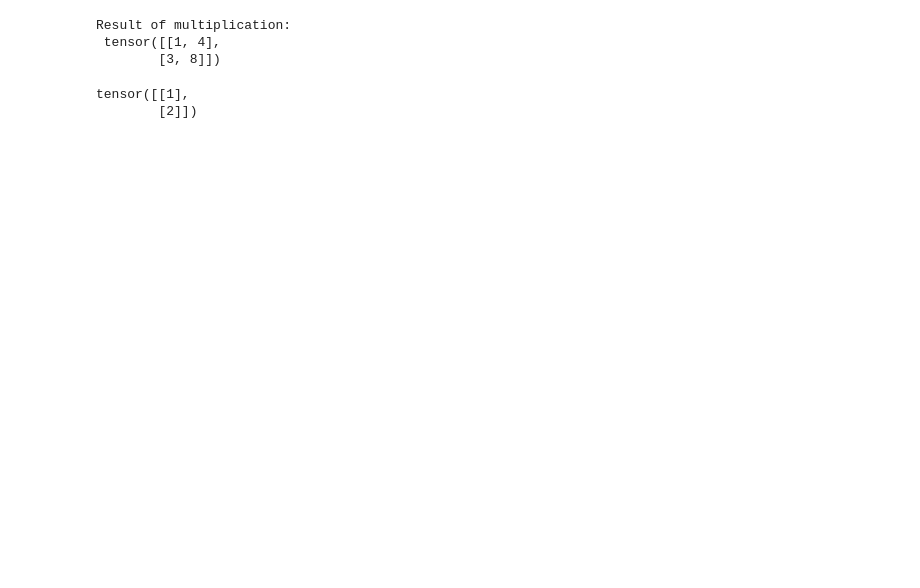
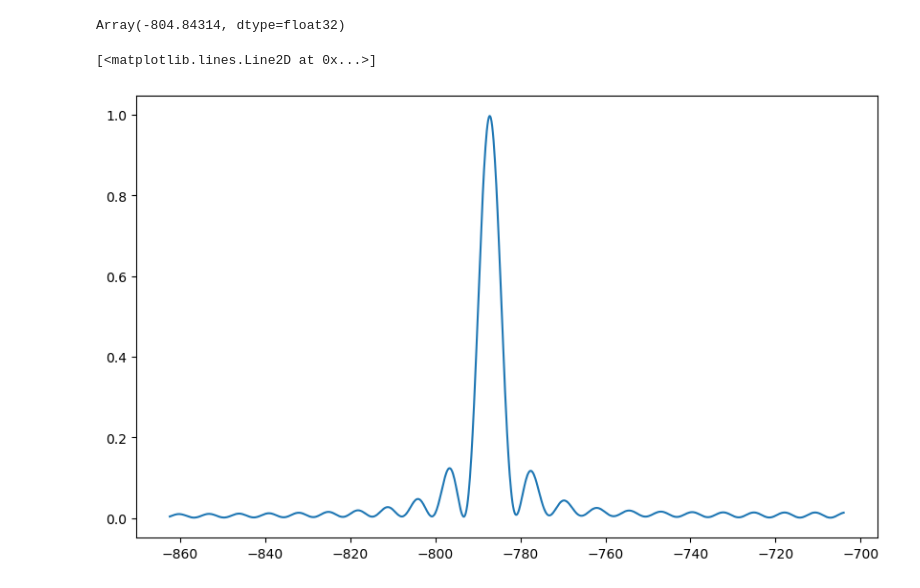
Before and after one commit to Quantronics/SpinDynamics, a Jupyter notebook: dynamiqs.ipynb, the cells around one changed output. Saved outputs shown, nothing was run; the diff lists cells and outputs as text; code cells hidden in the pictures; blank space fills up the shorter version.

```diff
--- a/dynamiqs.ipynb
+++ b/dynamiqs.ipynb
@@ -73,17 +60,3 @@ K00 = H0.eigenstates()[1][0]
 K10 = H0.eigenstates()[1][1]
 K01 = H0.eigenstates()[1][3]
 K11 = H0.eigenstates()[1][2]
-# %%
-torch.set_default_device('cuda')
-
-if type(H0) is not torch.Tensor:
-  H0 = dq.to_tensor(H0, dtype=torch.complex64, device='cuda:0')
-
-if type(K00) is not torch.Tensor:
-  K00, K10, K01, K11 = (dq.to_tensor(ket, dtype=torch.complex64, device='cuda:0') for ket in (K00, K10, K01, K11))
-
-if type(SxI) is not torch.Tensor:
-  SxI, SyI, SzI, SpI, SmI = (dq.to_tensor(op, dtype=torch.complex64, device='cuda:0') for op in (SxI, SyI, SzI, SpI, SmI))
-
-if type(IIx) is not torch.Tensor:
-  IIx, IIy, IIz, IIp, IIm = (dq.to_tensor(op, dtype=torch.complex64, device='cuda:0') for op in (IIx, IIy, IIz, IIp, IIm))
@@ -94 +63,9 @@ device(type='cuda', index=0)
+# %%
+jH0 = jnp.array(H0.full())
+
+jK00, jK10, jK01, jK11 = (jnp.array(ket.full()) for ket in (K00, K10, K01, K11))
+
+jSxI, jSyI, jSzI, jSpI, jSmI = (jnp.array(op.full()) for op in (SxI, SyI, SzI, SpI, SmI))
+
+jIIx, jIIy, jIIz, jIIp, jIIm = (jnp.array(op.full()) for op in (IIx, IIy, IIz, IIp, IIm))
 # %%
@@ -224,6 +103,0 @@ Expects    : Tensor (500, 2, 1000) | 7.63 Mb
-# %%
-batch_n = 50
-detuning = A/2*torch.linspace(-4, 4, batch_n)
-t=5
-phase=0
-torch.exp(-1j*((detuning+omega_LO)*t + phase))
@@ -300,24 +104,18 @@ tensor([[[ 2.4278+0.j,  0.1106+0.j,  0.0000+0.j,  0.0000+0.j],
-# %%
-# Define the 2D tensor
-tensor_2d = torch.tensor([[1, 2], [3, 4]])
-
-# Define the 1D tensor
-tensor_1d = torch.tensor([1, 2])
-
-# Reshape tensor_1d to make it compatible for broadcasting with tensor_2d
-# We add an extra dimension at the end to make it a column vector
-tensor_1d_reshaped = tensor_1d.view(-1, 1)
-
-# Perform element-wise multiplication with broadcasting
-result = tensor_2d * tensor_1d_reshaped.T
-
-print("Result of multiplication:\n", result)
-# %% [output]
-Result of multiplication:
- tensor([[1, 4],
-        [3, 8]])
-# %%
-tensor_1d_reshaped
-# %% [output]
-tensor([[1],
-        [2]])
+# %%
+rabi = lax.real(rabi_results.expects).reshape(batch_n, -1)
+max_rabi_det = rabi.max(axis=1).reshape(-1).argmax()
+max_rabi_t = rabi[max_rabi_det].argmax()
+
+cut_rabi = rabi[:, max_rabi_t]
+detuning[max_rabi_det]/tau*1e3+A/2*1e3/tau
+# %% [output]
+Array(-804.84314, dtype=float32)
+# %%
+x = detuning * 1e3 / tau
+y = cut_rabi
+
+fig, axes = plt.subplots(1, 1, figsize=(10, 6))
+axes.plot(x, y, label="Electron spin state")
+# %% [output]
+[<matplotlib.lines.Line2D at 0x...>]
+[figure, added]
```
Also changed, not shown: parts of 25 cells of this notebook.
